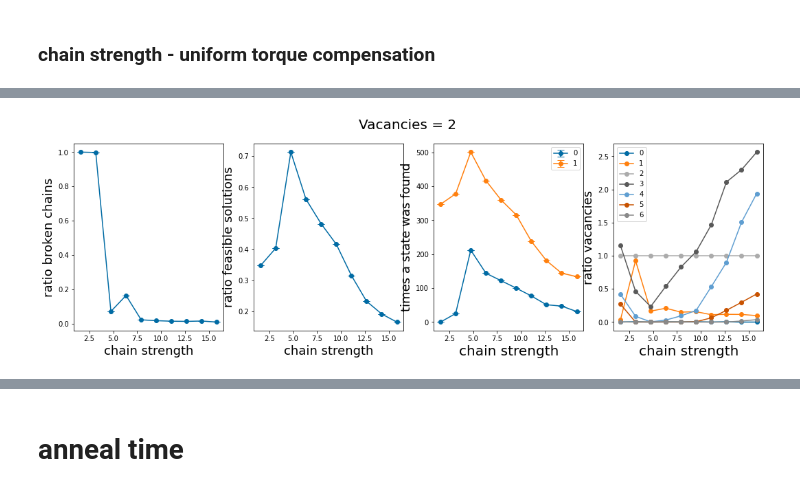
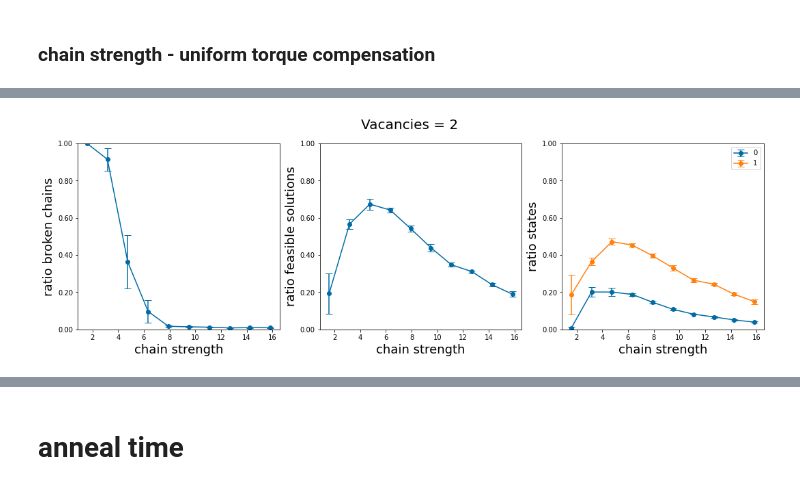
Before and after one commit to cmc-ucl/quantum_computing, a Jupyter notebook: Tutorial_paper.ipynb, the cells around one changed output, grey strips where cells are left out. Drawn from its saved outputs; the diff is of its cells as text; code cells hidden in the pictures.

```diff
--- a/Tutorial_paper.ipynb
+++ b/Tutorial_paper.ipynb
@@ -307,6 +339,7 @@ df_1v['num_occurrences'] = df_1v['num_occurrences'].apply(lambda x: x/10)
 #print(df_1v[df_1v['energy'] == -24.].style.to_latex())
 
 df_1v = df_1v.rename(columns={"chain_break_fraction": "% broken chains", "energy": "Energy", "num_occurrences":"% occurence"})
+df_1v.index=['A']
 display(df_1v)
 
 dfi.export(df_1v,'./data/images/df_1v_symm.jpg')
@@ -770,5 +822,0 @@ plt.scatter(x,y)
-# %%
-n = 50
-for vac in range(n+1):
-    k = n-vac
-    print(vac,np.math.factorial(n)/(np.math.factorial(vac)*np.math.factorial(k)))
@@ -824,9 +829,10 @@ import matplotlib.pyplot as plt
 np.seterr(divide='ignore')
 plt.style.use('tableau-colorblind10')
 
-df_results = make_df('./data/test')
+df_results = make_df('./data/paper/convergence/')
 
 num_runs = 1000
+num_reads = 1000
 
 for vac in [1,2,3]:
     df_all = df_results[df_results['num_vacancies'] == vac]
@@ -939,14 +945,15 @@ for vac in [1,2,3]:
 
     axs[0].set_ylabel('ratio broken chains', fontsize=14)
     axs[1].set_ylabel('ratio feasible solutions', fontsize=14)
-    axs[2].set_ylabel('times a state was found', fontsize=14)
+    axs[2].set_ylabel('ratio states', fontsize=14)
     #axs[3].set_ylabel('ratio vacancies', fontsize=14)
     #axs[4].set_ylabel('ratio gs', fontsize=14)
 
     for i in range(3):
-        axs[i].yaxis.set_major_formatter(plt.FormatStrFormatter('%.1f'))
+        axs[i].yaxis.set_major_formatter(plt.FormatStrFormatter('%.2f'))
         axs[i].xaxis.set_major_formatter(plt.FormatStrFormatter('%.0f'))
         axs[i].set_xlabel(r'$\lambda / \alpha$', fontsize=18)
+        axs[i].set_ylim([0, 1])
     #fig.set_title('All feasible',fontsize=20)
 
 #axs[:].set_xticks(np.arange(0,25))
@@ -956,6 +963,6 @@ for vac in [1,2,3]:
 
 #fig.set_size_inches(15.5, 7.5)
 
-plt.show()
-fig.savefig('./data/images/alpha_gamma_graphs.png',dpi=200)
+    plt.show()
+    fig.savefig('./data/images/alpha_gamma_graphs_%s.png'%str(vac),dpi=200)
 # %% [output]
@@ -1514,3 +994,5 @@ plt.show()
+# %%
+df_all['chain_strength'] = np.round(df_all['chain_strength'].to_numpy(dtype=float),5)
 # %%
 #FEASIBLE
 import matplotlib.pyplot as plt
@@ -1520,13 +1002,18 @@ point = ['-o','^','s']
 
 plt.style.use('tableau-colorblind10')
 
-df_results = make_df('./data/chain_strength/utc')
+df_results = make_df('./data/paper/convergence/chain_strength/')
+
+df_results.index = [int(x) for x in np.arange(len(df_results.index))]
+np.where(df_results['energy_distribution'] == '')
+df_results.drop(index=np.where(df_results['energy_distribution'] == '')[0], inplace=True)
 
 for vac in [1,2,3]:
     df_all = df_results[df_results['num_vacancies'] == vac]
     df_all = df_all[df_all['weight_1'] == 1]
+    df_all['chain_strength'] = np.round(df_all['chain_strength'].to_numpy(dtype=float),5)
     df_mean = df_all[df_all['weight_1'] == 1].groupby('chain_strength').mean()
-    fig, axs = plt.subplots(1,4,figsize=(18, 5), sharey=False)
+    fig, axs = plt.subplots(1,3,figsize=(18, 5), sharey=False)
     fig.suptitle('Vacancies = %s'%vac, fontsize=20)
 
     x = df_mean.index.values
@@ -1544,7 +1031,8 @@ for vac in [1,2,3]:
         df_tmp = df_all[df_all['chain_strength'] == k]
         energies = []
         for i in df_all['energy_distribution']:
-            energies.extend([float(x) for x in i.split(',')])
+            if i != '':
+                energies.extend([float(x) for x in i.split(',')])
         all_energies = np.unique(np.array(energies))
         labels = [str(x) for x in range(len(all_energies))]
         dist_average = np.array([0]*len(all_energies))
@@ -1577,7 +1065,8 @@ for vac in [1,2,3]:
         y3.append(np.average(np.array(all_dist),axis=0).astype(int).tolist())
 
         error_y3.append(np.std(all_dist,axis=0))
-        for j in range(len(df_tmp['vacancies'].to_list())):
+
+        '''for j in range(len(df_tmp['vacancies'].to_list())):
             vacancies = []
             error = []
             v_vacancies = np.array([float(x) for x in df_tmp['vacancies'].to_list()[j].split(',')])
@@ -1591,31 +1080,31 @@ for vac in [1,2,3]:
                     vacancies.append(0)
             all_vac.append(vacancies)
         y4.append(np.average(np.array(all_vac),axis=0).astype(int).tolist())
-        error_y4.append(np.std(all_vac,axis=0))
-    y3 = np.array(y3)
-    error_y3 = np.array(error_y3)
-    y4 = np.array(y4)
+        error_y4.append(np.std(all_vac,axis=0))'''
+    y3 = np.array(y3)/num_reads
+    error_y3 = np.array(error_y3)/num_reads
+    #y4 = np.array(y4)
 
     # Normalise wrt the vacancy ( y =1 for vacancy = 1 for all values of x)
-    y4 = y4/np.array(np.array([y4[:,np.where(all_vacancies == vac)[0]]]*y4.shape[1]).transpose()[0])
+    #y4 = y4/np.array(np.array([y4[:,np.where(all_vacancies == vac)[0]]]*y4.shape[1]).transpose()[0])
 
     # Normalise wrt the multiplicity of states
     #y4 = y4/partition_f[:y4.shape[1]]
 
-    error_y4 = np.array(error_y4)
-    error_y4 = error_y4/np.array(np.array([y4[:,np.where(all_vacancies == vac)[0]]]*y4.shape[1]).transpose()[0])
+    #error_y4 = np.array(error_y4)
+    #error_y4 = error_y4/np.array(np.array([y4[:,np.where(all_vacancies == vac)[0]]]*y4.shape[1]).transpose()[0])
     ##error_y4 = error_y4/np.array(np.array([error_y4[:,vac]]*error_y4.shape[1]).transpose())
     #error_y4 = error_y4/partition_f[:y4.shape[1]]
 
     for m in range(len(y3[0])):
         axs[2].errorbar(x,y3[:,m],yerr=error_y3[:,m]/2,fmt='-o',label=labels[m],capsize=5)
 
-    for m in range(len(y4[0])):
+    '''for m in range(len(y4[0])):
         #axs[3].errorbar(x,y4[:,m],yerr=error_y4[:,m]/2,fmt='-o',color=color[m],label=int(all_vacancies[m]),capsize=5)
         axs[3].plot(x,y4[:,m],'-o',label=int(all_vacancies[m]))
-
+'''
     axs[2].legend()
-    axs[3].legend()
+    #axs[3].legend()
 
     #axs[0].plot(x, y1,'-o')
     axs[0].errorbar(x, y1, yerr = np.array(error_bc)/2,fmt='-o',capsize=5)
@@ -1623,21 +1112,17 @@ for vac in [1,2,3]:
 
     axs[0].set_xlabel('chain strength', fontsize=18)
     axs[1].set_xlabel('chain strength', fontsize=18)
-    axs[2].set_xlabel('chain strength', fontsize=20)
-    axs[3].set_xlabel('chain strength', fontsize=20)
+    axs[2].set_xlabel('chain strength', fontsize=18)
+    #axs[3].set_xlabel('chain strength', fontsize=20)
     axs[0].set_ylabel('ratio broken chains', fontsize=18)
     axs[1].set_ylabel('ratio feasible solutions', fontsize=18)
-    axs[2].set_ylabel('times a state was found', fontsize=18)
-    axs[3].set_ylabel('ratio vacancies', fontsize=18)
-
-    #fig.set_title('All feasible',fontsize=20)
-
-#axs[:].set_xticks(np.arange(0,25))
-#ax.set_yticks(np.arange(-50,0,5))
-#plt.xticks(fontsize=12)
-#plt.yticks(fontsize=16)
-
-#fig.set_size_inches(15.5, 7.5)
-
+    axs[2].set_ylabel('ratio states', fontsize=18)
+    for i in range(3):
+        axs[i].yaxis.set_major_formatter(plt.FormatStrFormatter('%.2f'))
+        axs[i].xaxis.set_major_formatter(plt.FormatStrFormatter('%.0f'))
+        axs[i].set_xlabel('chain strength', fontsize=18)
+        axs[i].set_ylim([0, 1])
+    plt.show()
+    fig.savefig('./data/images/chain_strength_graphs_%s.png'%str(vac),dpi=200)
 plt.show()
 # %% [output]
@@ -1645 +1134 @@ plt.show()
-[figure, old version]
+[figure, new version]
```
Also changed, not shown: parts of 93 cells of this notebook.
